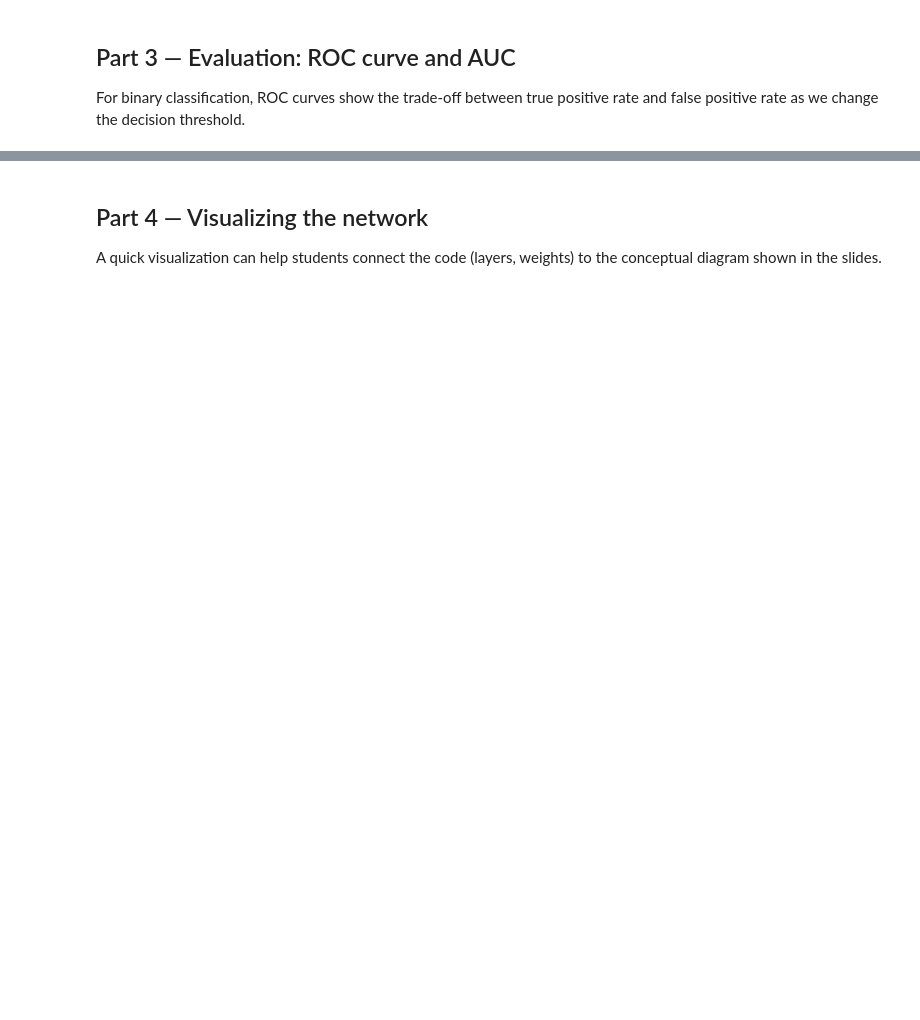
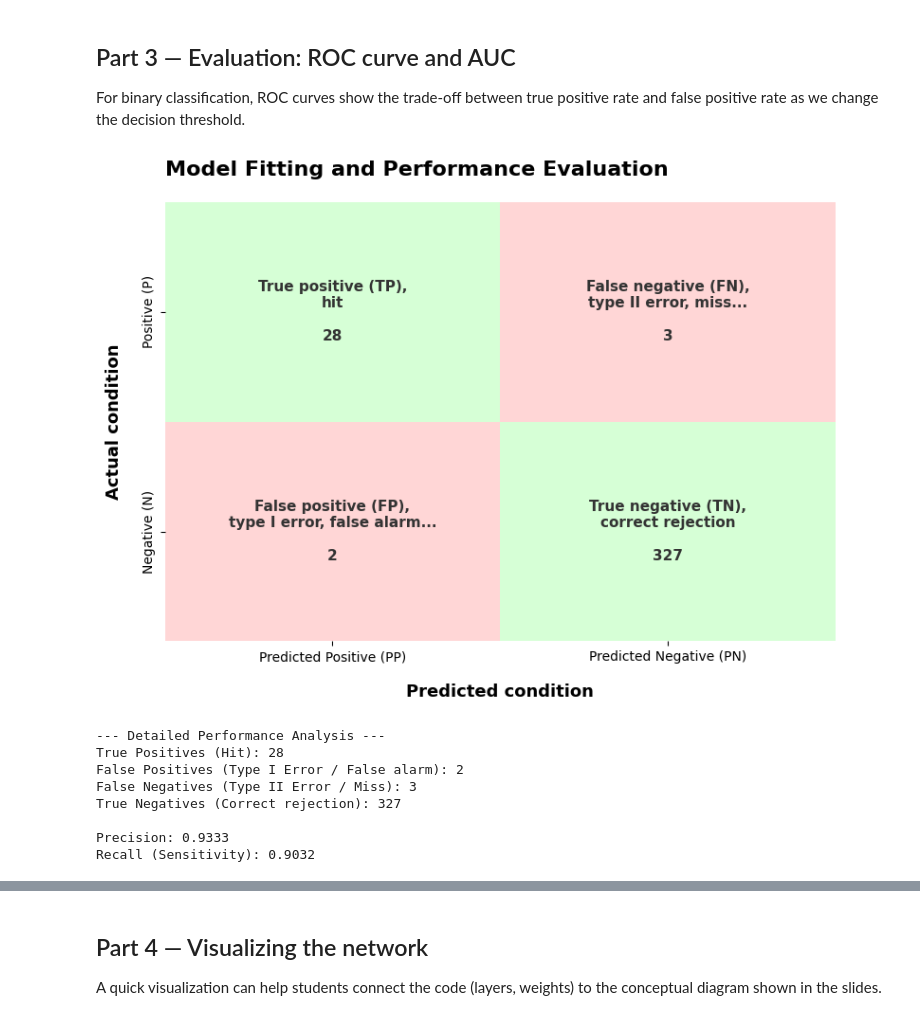
Before and after one commit to youlei202/Applied-Machine-Learning-Course, a Jupyter notebook: notebooks/06_neural_networks.ipynb, the cells around one changed output, grey strips where cells are left out. Saved outputs shown, nothing was run; the diff lists cells and outputs as text; code cells hidden in the pictures; blank space fills up the shorter version.

```diff
--- a/notebooks/06_neural_networks.ipynb
+++ b/notebooks/06_neural_networks.ipynb
@@ -238,6 +315,79 @@ Accuracy: 98.05555555555556%
 ## Part 3 — Evaluation: ROC curve and AUC
 
 For binary classification, ROC curves show the trade-off between true positive rate and false positive rate as we change the decision threshold.
+# %%
+import seaborn as sns
+import matplotlib.pyplot as plt
+import numpy as np
+from sklearn.metrics import confusion_matrix
+from matplotlib.colors import ListedColormap
+
+# Calculate the confusion matrix
+# We set labels=[1, 0] to match the exact layout of the presentation slide,
+# where 'Positive' comes first (top/left) and 'Negative' is second (bottom/right).
+cm = confusion_matrix(y_test, y_pred, labels=[1, 0])
+
+# Extract True Positive, False Negative, False Positive, and True Negative
+tp, fn, fp, tn = cm.ravel()
+
+# Create descriptive annotations matching the terminology on the slide
+annotations = np.array([
+    [f"True positive (TP),\nhit\n\n{tp}", f"False negative (FN),\ntype II error, miss...\n\n{fn}"],
+    [f"False positive (FP),\ntype I error, false alarm...\n\n{fp}", f"True negative (TN),\ncorrect rejection\n\n{tn}"]
+])
+
+# --- CRITICAL CHANGE HERE ---
+# Create a layout matrix purely for color mapping:
+# 1 represents Correct predictions (TP, TN) -> will be mapped to Green
+# 0 represents Errors (FP, FN) -> will be mapped to Pink
+color_layout = np.array([
+    [1, 0],
+    [0, 1]
+])
+
+# Define custom colors closely matching the presentation slide
+# Index 0 maps to Pink (#FFD6D6), Index 1 maps to Green (#D6FFD6)
+custom_cmap = ListedColormap(['#FFD6D6', '#D6FFD6'])
+
+plt.figure(figsize=(8, 6))
+
+# Plot the heatmap using color_layout for colors, and annotations for text
+sns.heatmap(color_layout, annot=annotations, fmt="", cmap=custom_cmap, cbar=False,
+            xticklabels=["Predicted Positive (PP)", "Predicted Negative (PN)"],
+            yticklabels=["Positive (P)", "Negative (N)"],
+            annot_kws={"size": 11, "weight": "bold", "color": "#333333"})
+
+# Add titles and axis labels to match the slide structure
+plt.title("Model Fitting and Performance Evaluation", pad=20, fontsize=16, fontweight="bold", loc="left")
+plt.xlabel("Predicted condition", fontsize=13, labelpad=15, fontweight="bold")
+plt.ylabel("Actual condition", fontsize=13, labelpad=15, fontweight="bold")
+
+# Adjust layout to prevent clipping
+plt.tight_layout()
+plt.show()
+
+# --- Print Detailed Metrics ---
+print("--- Detailed Performance Analysis ---")
+print(f"True Positives (Hit): {tp}")
+print(f"False Positives (Type I Error / False alarm): {fp}")
+print(f"False Negatives (Type II Error / Miss): {fn}")
+print(f"True Negatives (Correct rejection): {tn}")
+
+# Calculate Precision and Recall safely
+precision = tp / (tp + fp) if (tp + fp) > 0 else 0
+recall = tp / (tp + fn) if (tp + fn) > 0 else 0
+print(f"\nPrecision: {precision:.4f}")
+print(f"Recall (Sensitivity): {recall:.4f}")
+# %% [output]
+[figure, added]
+--- Detailed Performance Analysis ---
+True Positives (Hit): 28
+False Positives (Type I Error / False alarm): 2
+False Negatives (Type II Error / Miss): 3
+True Negatives (Correct rejection): 327
+
+Precision: 0.9333
+Recall (Sensitivity): 0.9032
 # %%
 from sklearn.metrics import roc_curve, auc
 
```
Also changed, not shown: parts of 9 cells of this notebook.
